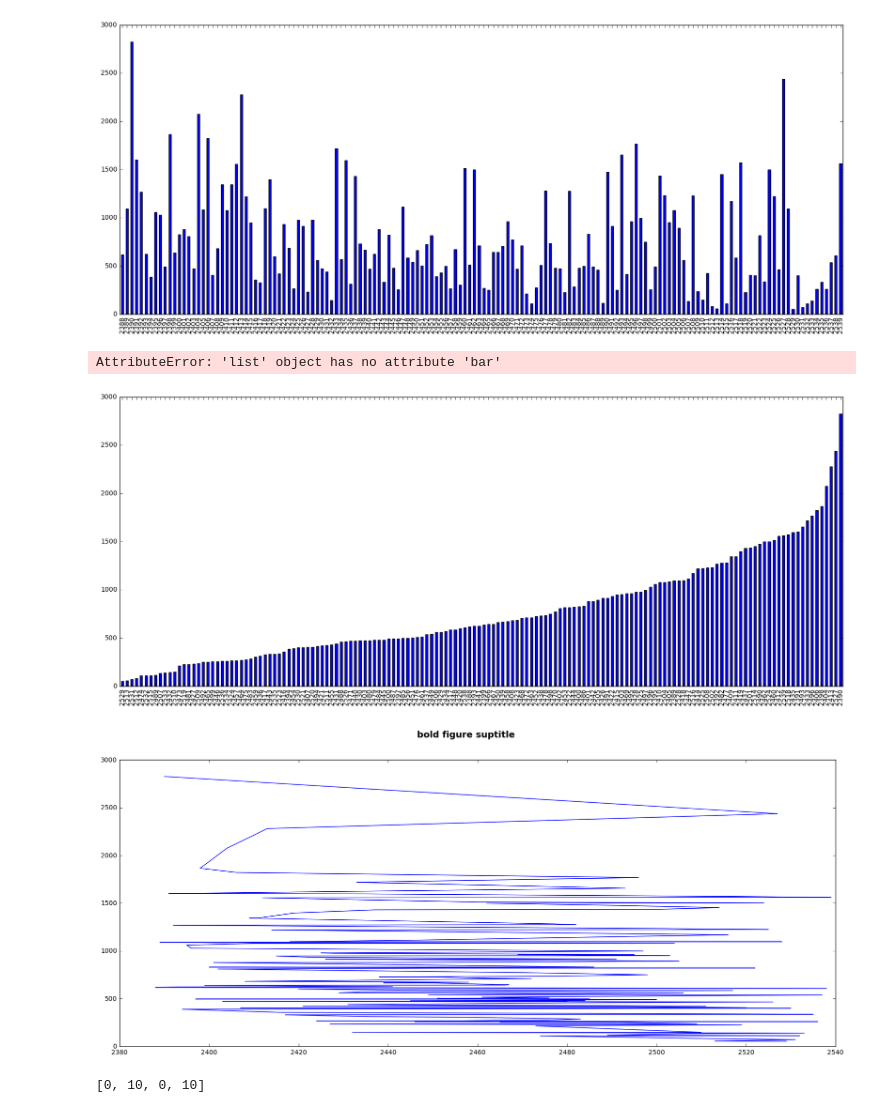
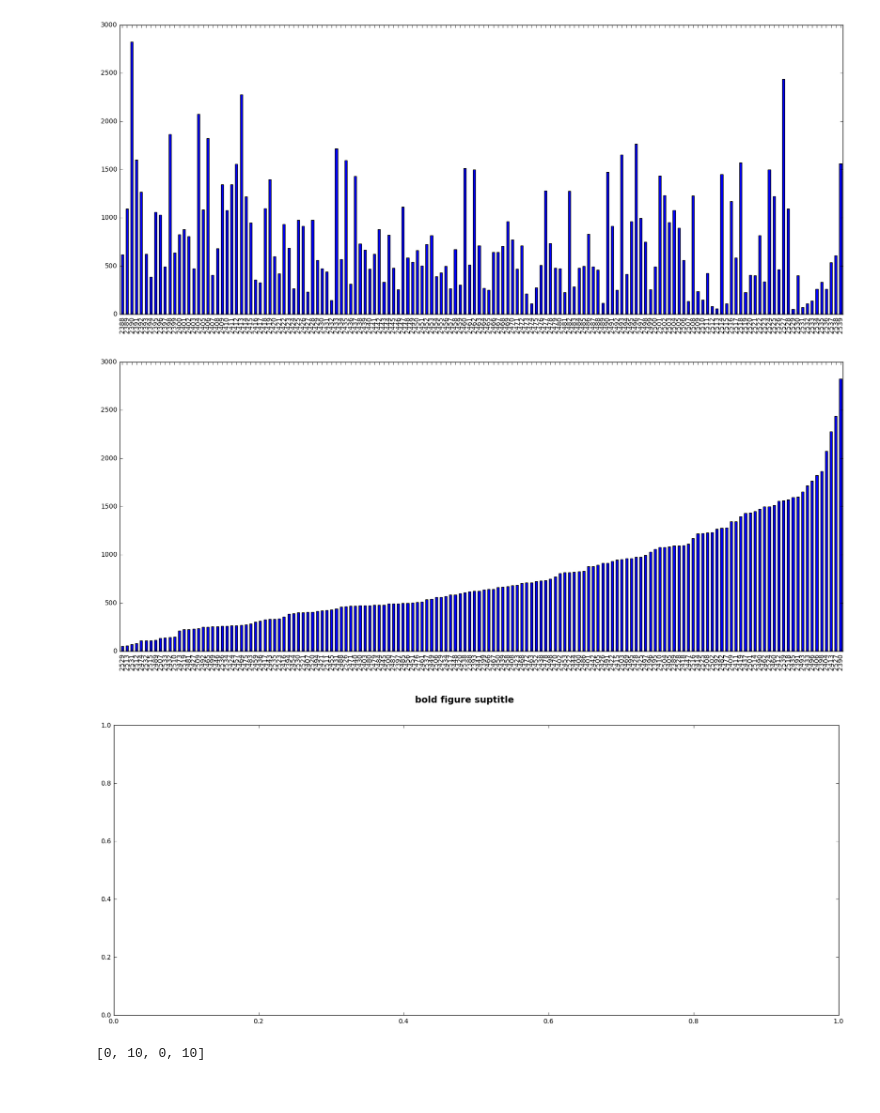
Before and after one commit to Bojne/XC-Hackathon, a Jupyter notebook: Elementary school.ipynb, the cells around one changed output. Cells and saved outputs as stored; diff of their text form; code cells hidden in the pictures.

```diff
--- a/Elementary school.ipynb
+++ b/Elementary school.ipynb
@@ -52,14 +52,11 @@ tpess_number.學校人數[:].plot.bar()
 # %%
 tpess_number.sort_values('學校人數')['學校人數'].plot.bar()
 fig = plt.figure()
 fig.suptitle('bold figure suptitle', fontsize=14, fontweight='bold')
 ax = fig.add_subplot(111)
-ax.plot(tpess_number.sort_values('學校人數')['學校人數']).bar()
-ax.show
 # %% [output]
-AttributeError: 'list' object has no attribute 'bar'
 [figure]
-[figure, old version]
+[figure, new version]
 # %%
 # -*- coding: utf-8 -*-
 import matplotlib.pyplot as plt
```
Also changed, not shown: parts of 5 cells of this notebook.
